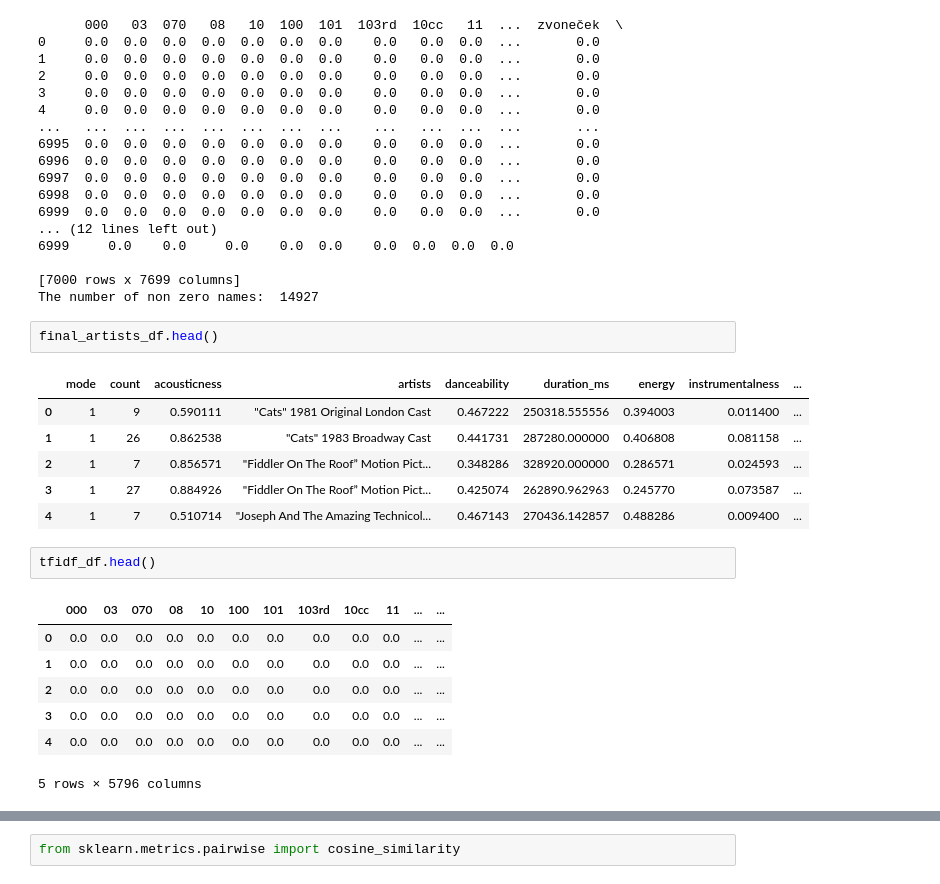
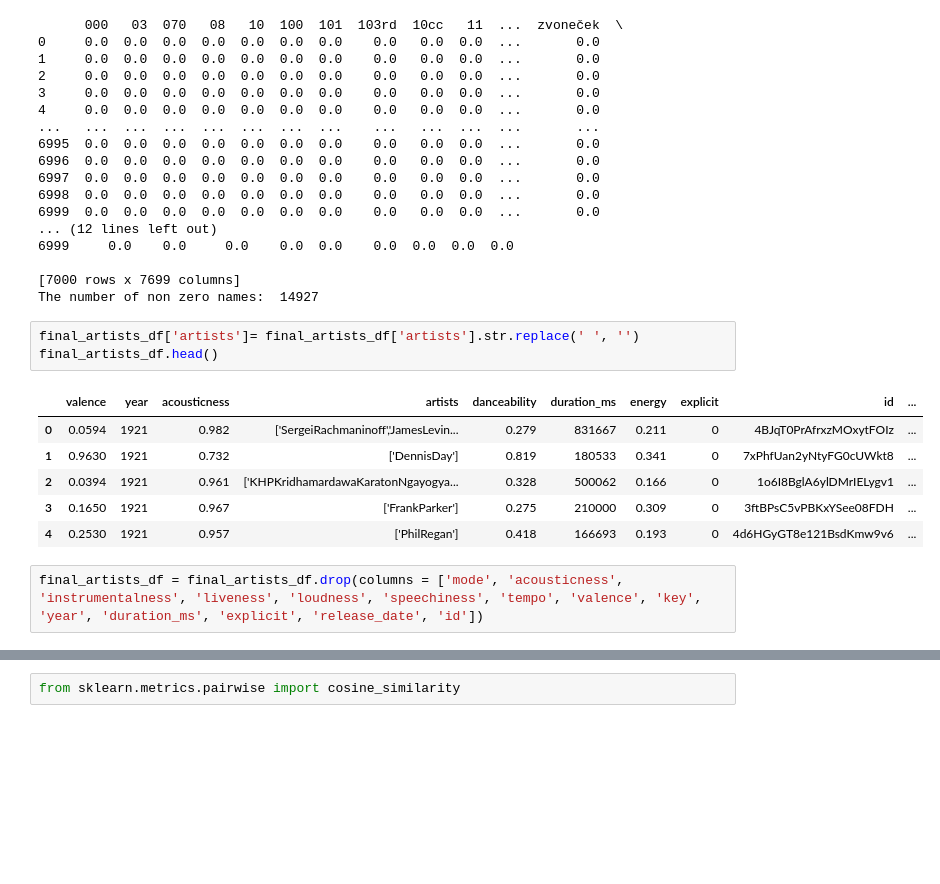
Before and after one commit to J4QK2/MusicRecommendationSystem, a Jupyter notebook: musicRecommendation.ipynb, the cells around one changed output, grey strips where cells are left out. Saved outputs shown, nothing was run; the diff lists cells and outputs as text; blank space fills up the shorter version.

```diff
--- a/musicRecommendation.ipynb
+++ b/musicRecommendation.ipynb
@@ -243,22 +185,15 @@ print("The number of non zero names: ", np.count_nonzero(tfidf_df.values))
 
 [7000 rows x 7699 columns]
 The number of non zero names:  14927
+# %%
+final_artists_df['artists']= final_artists_df['artists'].str.replace(' ', '')
+final_artists_df.head()
+# %% [output]
+|  | valence | year | acousticness | artists | danceability | duration_ms | energy | explicit | id | ... |
+| 0 | 0.0594 | 1921 | 0.982 | ['SergeiRachmaninoff','JamesLevin... | 0.279 | 831667 | 0.211 | 0 | 4BJqT0PrAfrxzMOxytFOIz | ... |
+| 1 | 0.9630 | 1921 | 0.732 | ['DennisDay'] | 0.819 | 180533 | 0.341 | 0 | 7xPhfUan2yNtyFG0cUWkt8 | ... |
+| 2 | 0.0394 | 1921 | 0.961 | ['KHPKridhamardawaKaratonNgayogya... | 0.328 | 500062 | 0.166 | 0 | 1o6I8BglA6ylDMrIELygv1 | ... |
+| 3 | 0.1650 | 1921 | 0.967 | ['FrankParker'] | 0.275 | 210000 | 0.309 | 0 | 3ftBPsC5vPBKxYSee08FDH | ... |
+| 4 | 0.2530 | 1921 | 0.957 | ['PhilRegan'] | 0.418 | 166693 | 0.193 | 0 | 4d6HGyGT8e121BsdKmw9v6 | ... |
 # %%
-final_artists_df.head()
+final_artists_df = final_artists_df.drop(columns = ['mode', 'acousticness', 'instrumentalness', 'liveness', 'loudness', 'speechiness', 'tempo', 'valence', 'key', 'year', 'duration_ms', 'explicit', 'release_date', 'id'])
-# %% [output]
-|  | mode | count | acousticness | artists | danceability | duration_ms | energy | instrumentalness | ... |
-| 0 | 1 | 9 | 0.590111 | "Cats" 1981 Original London Cast | 0.467222 | 250318.555556 | 0.394003 | 0.011400 | ... |
-| 1 | 1 | 26 | 0.862538 | "Cats" 1983 Broadway Cast | 0.441731 | 287280.000000 | 0.406808 | 0.081158 | ... |
-| 2 | 1 | 7 | 0.856571 | "Fiddler On The Roof” Motion Pict... | 0.348286 | 328920.000000 | 0.286571 | 0.024593 | ... |
-| 3 | 1 | 27 | 0.884926 | "Fiddler On The Roof” Motion Pict... | 0.425074 | 262890.962963 | 0.245770 | 0.073587 | ... |
-| 4 | 1 | 7 | 0.510714 | "Joseph And The Amazing Technicol... | 0.467143 | 270436.142857 | 0.488286 | 0.009400 | ... |
-# %%
-tfidf_df.head()
-# %% [output]
-|  | 000 | 03 | 070 | 08 | 10 | 100 | 101 | 103rd | 10cc | 11 | ... | ... |
-| 0 | 0.0 | 0.0 | 0.0 | 0.0 | 0.0 | 0.0 | 0.0 | 0.0 | 0.0 | 0.0 | ... | ... |
-| 1 | 0.0 | 0.0 | 0.0 | 0.0 | 0.0 | 0.0 | 0.0 | 0.0 | 0.0 | 0.0 | ... | ... |
-| 2 | 0.0 | 0.0 | 0.0 | 0.0 | 0.0 | 0.0 | 0.0 | 0.0 | 0.0 | 0.0 | ... | ... |
-| 3 | 0.0 | 0.0 | 0.0 | 0.0 | 0.0 | 0.0 | 0.0 | 0.0 | 0.0 | 0.0 | ... | ... |
-| 4 | 0.0 | 0.0 | 0.0 | 0.0 | 0.0 | 0.0 | 0.0 | 0.0 | 0.0 | 0.0 | ... | ... |
-5 rows × 5796 columns
```
Also changed, not shown: parts of 13 cells of this notebook.
